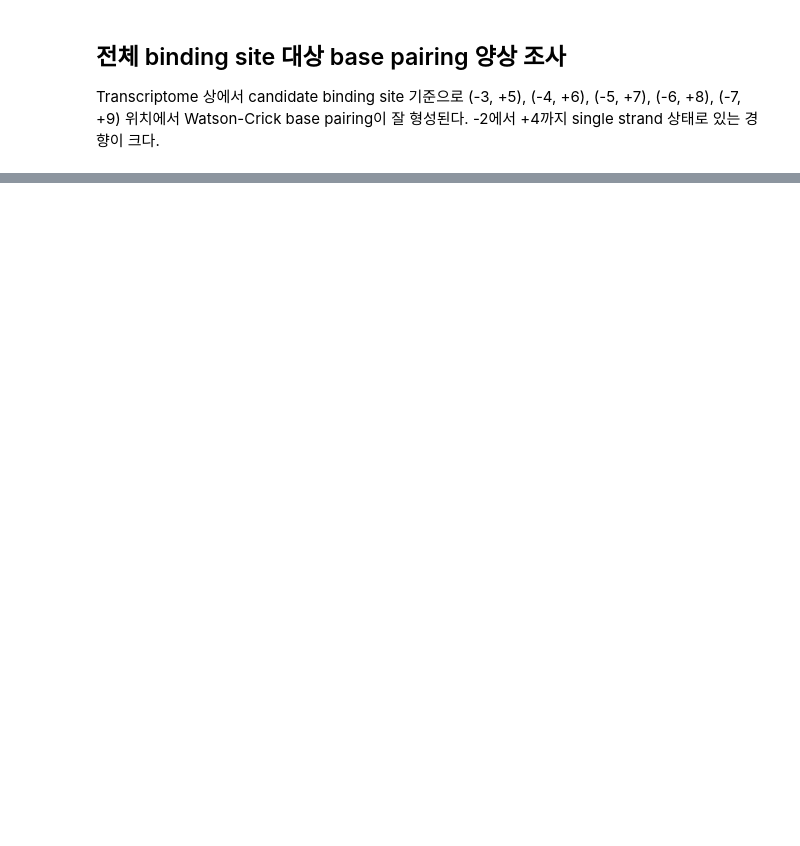
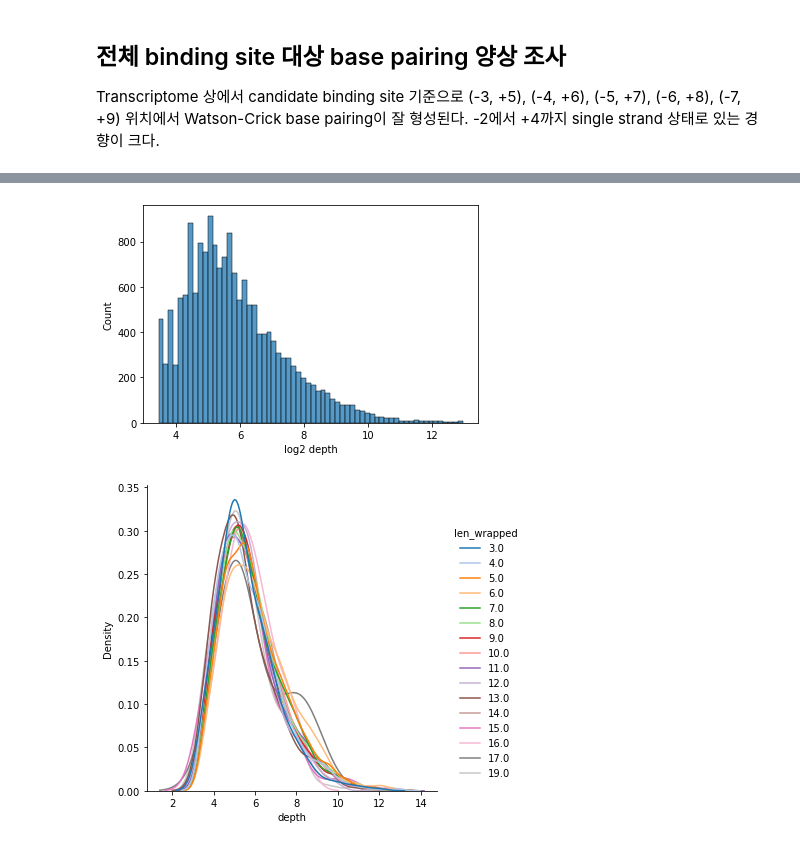
Before and after one commit to seungbeom-han/SNUbioinfo1, a Jupyter notebook: CoLab_TermProj_2022.ipynb, the cells around one changed output, grey strips where cells are left out. Cells and saved outputs as stored; diff of their text form; code cells hidden in the pictures; blank space fills up the shorter version.

```diff
--- a/CoLab_TermProj_2022.ipynb
+++ b/CoLab_TermProj_2022.ipynb
@@ -246,20 +213,0 @@ plt.show()
-# %%
-# hamming distance
-from scipy.spatial.distance import hamming
-
-binding_sites["hexamer"] = binding_sites["sequence"].str[8:14]
-binding_sites["binding_site_base"] = binding_sites["hexamer"].str[2]
-binding_sites["left_flank"] = binding_sites["sequence"].str[3:8]
-binding_sites["right_flank"] = binding_sites["sequence"].str[14:19]
-binding_sites["right_flank_rc"] = binding_sites["right_flank"].apply(get_reverse_complement)
-binding_sites["distance"] = binding_sites[["left_flank", "right_flank_rc"]].apply(list).apply(lambda x: hamming(x["left_flank"], x["right_flank_rc"]), axis=1)
-binding_sites["left_flank_gc_contents"] = binding_sites["left_flank"].apply(lambda x: len(x.replace("A", "").replace("T", "")) / len(x))
-
-display(binding_sites[(binding_sites["distance"] >= 1) & (binding_sites["binding_site_base"] == "G")])
-
-sns.violinplot(data=binding_sites.apply(lambda x: np.log2(x) if x.name == "enrichment" else x), x="distance", y="enrichment")
-plt.show()
-sns.violinplot(data=binding_sites[binding_sites["distance"] == 0].apply(lambda x: np.log2(x) if x.name == "enrichment" else x), x="left_flank_gc_contents", y="enrichment")
-plt.show()
-sns.countplot(data=binding_sites, x="distance", hue="binding_site_base")
-plt.show()
@@ -282,0 +319,20 @@ plt.show()
+# %%
+sns.histplot(
+    data=binding_sites_display.groupby(["chr", "pos", "gene", "sequence", "wrapped_sequence", "depth"]).agg({"enrichment": "median", "len_wrapped": "median"}).sort_values("depth", ascending=False).reset_index().apply(lambda x: np.log2(x) if x.name =="depth" else x),
+    x="depth",
+)
+plt.xlabel("log2 depth")
+plt.show()
+sns.displot(
+    data=binding_sites_display.groupby(["chr", "pos", "gene", "sequence", "wrapped_sequence", "depth"]).agg({"enrichment": "median", "len_wrapped": "median"}).sort_values("depth", ascending=False).reset_index().apply(lambda x: np.log2(x) if x.name =="depth" else x),
+    x="depth",
+    hue="len_wrapped",
+    kind="kde",
+    palette="tab20",
+)
+plt.show()
+freq_sequences = binding_sites_display.groupby(["chr", "pos", "gene", "sequence", "wrapped_sequence"]).agg({"enrichment": "median", "depth": "median"}).reset_index()
+freq_sequences = freq_sequences[(freq_sequences["wrapped_sequence"].str.len() > 5) & (freq_sequences["depth"] > 2 ** 8)]["wrapped_sequence"].drop_duplicates()
+# %% [output]
+[figure, added]
+[figure, added]
```
Also changed, not shown: parts of 19 cells of this notebook, 1 other file.
